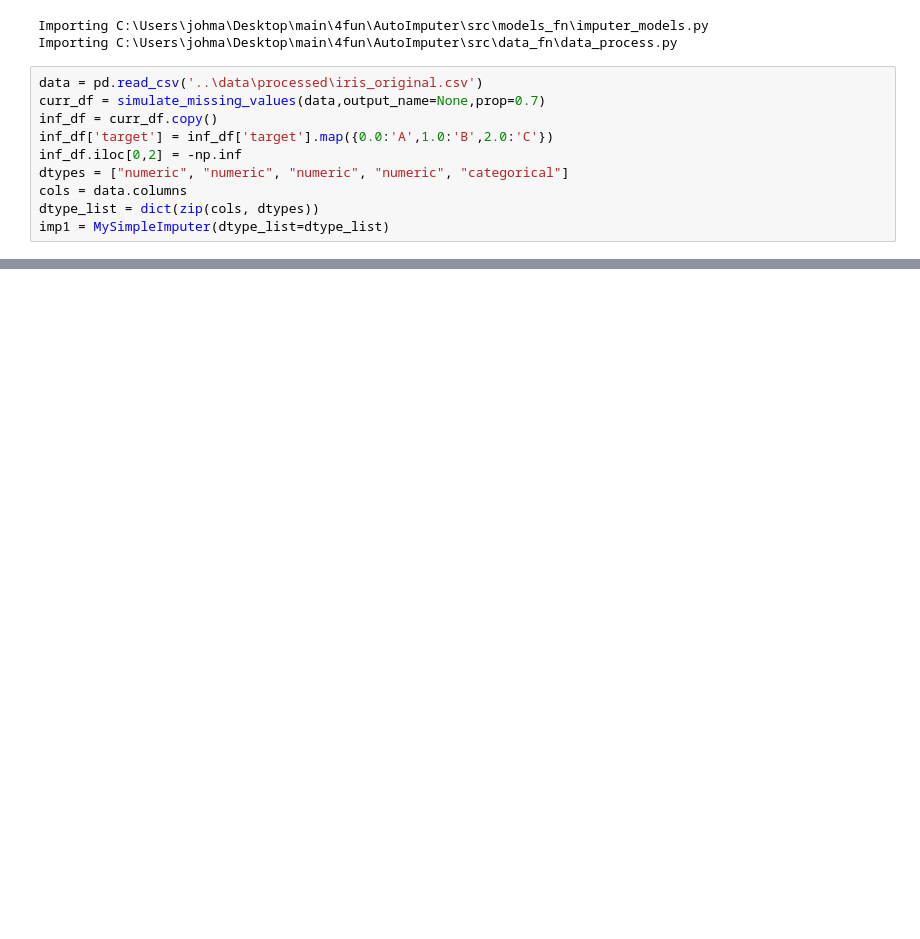
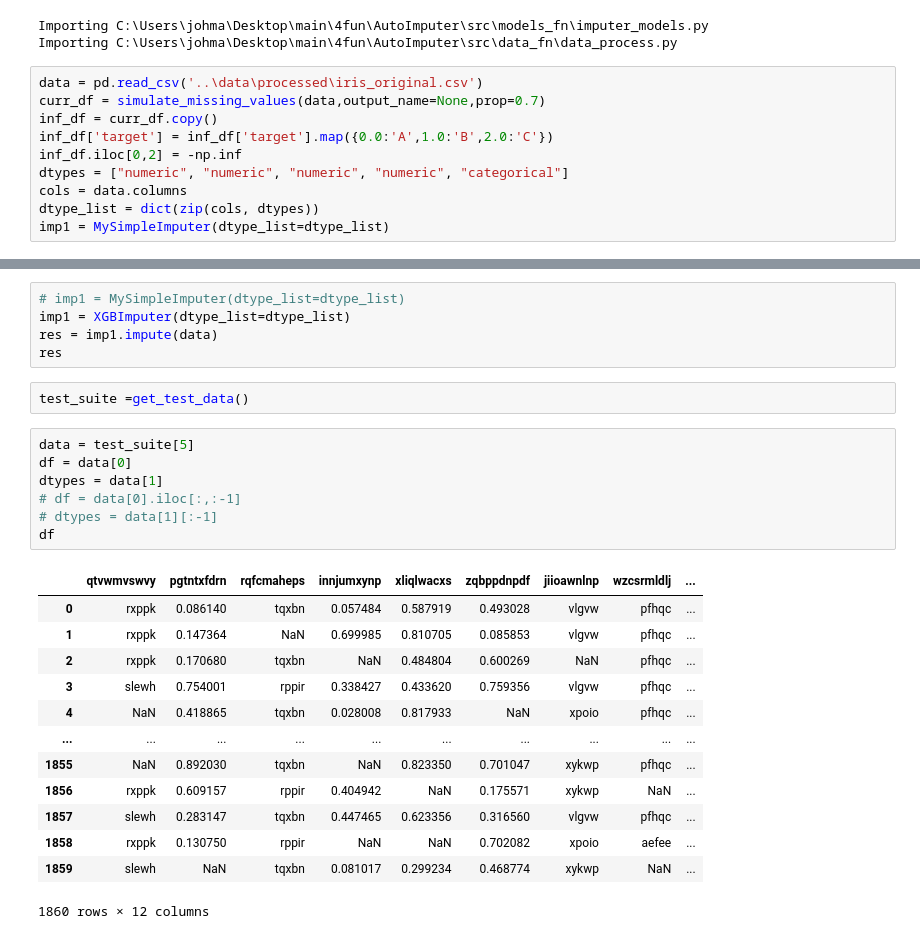
Before and after one commit to johmakinen/AutoImputer, a Jupyter notebook: notebooks/nb_POC.ipynb, the cells around one changed output, grey strips where cells are left out. Saved outputs shown, nothing was run; the diff lists cells and outputs as text; blank space fills up the shorter version.

```diff
--- a/notebooks/nb_POC.ipynb
+++ b/notebooks/nb_POC.ipynb
@@ -131,0 +52,28 @@ curr_df
+# %%
+# imp1 = MySimpleImputer(dtype_list=dtype_list)
+imp1 = XGBImputer(dtype_list=dtype_list)
+res = imp1.impute(data)
+res
+# %%
+test_suite =get_test_data()
+# %%
+data = test_suite[5]
+df = data[0]
+dtypes = data[1]
+# df = data[0].iloc[:,:-1]
+# dtypes = data[1][:-1]
+df
+# %% [output]
+|  | qtvwmvswvy | pgtntxfdrn | rqfcmaheps | innjumxynp | xliqlwacxs | zqbppdnpdf | jiioawnlnp | wzcsrmldlj | ... |
+| 0 | rxppk | 0.086140 | tqxbn | 0.057484 | 0.587919 | 0.493028 | vlgvw | pfhqc | ... |
+| 1 | rxppk | 0.147364 | NaN | 0.699985 | 0.810705 | 0.085853 | vlgvw | pfhqc | ... |
+| 2 | rxppk | 0.170680 | tqxbn | NaN | 0.484804 | 0.600269 | NaN | pfhqc | ... |
+| 3 | slewh | 0.754001 | rppir | 0.338427 | 0.433620 | 0.759356 | vlgvw | pfhqc | ... |
+| 4 | NaN | 0.418865 | tqxbn | 0.028008 | 0.817933 | NaN | xpoio | pfhqc | ... |
+| ... | ... | ... | ... | ... | ... | ... | ... | ... | ... |
+| 1855 | NaN | 0.892030 | tqxbn | NaN | 0.823350 | 0.701047 | xykwp | pfhqc | ... |
+| 1856 | rxppk | 0.609157 | rppir | 0.404942 | NaN | 0.175571 | xykwp | NaN | ... |
+| 1857 | slewh | 0.283147 | tqxbn | 0.447465 | 0.623356 | 0.316560 | vlgvw | pfhqc | ... |
+| 1858 | rxppk | 0.130750 | rppir | NaN | NaN | 0.702082 | xpoio | aefee | ... |
+| 1859 | slewh | NaN | tqxbn | 0.081017 | 0.299234 | 0.468774 | xykwp | NaN | ... |
+1860 rows × 12 columns
```
Also changed, not shown: parts of 15 cells of this notebook, 9 other files.
